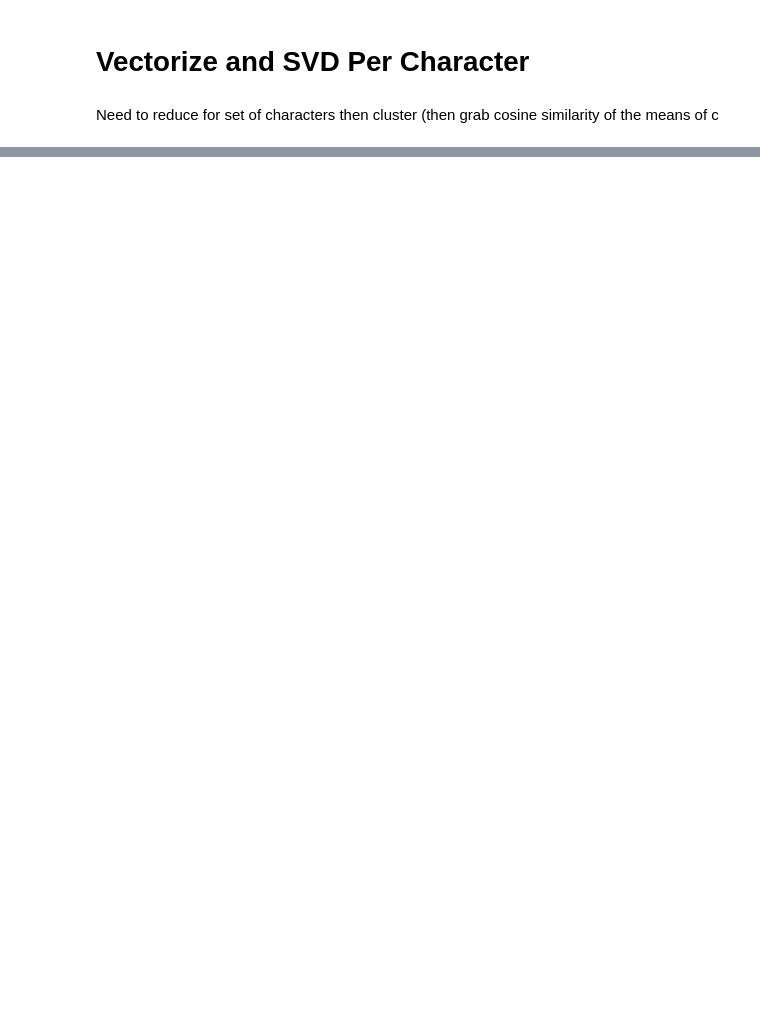
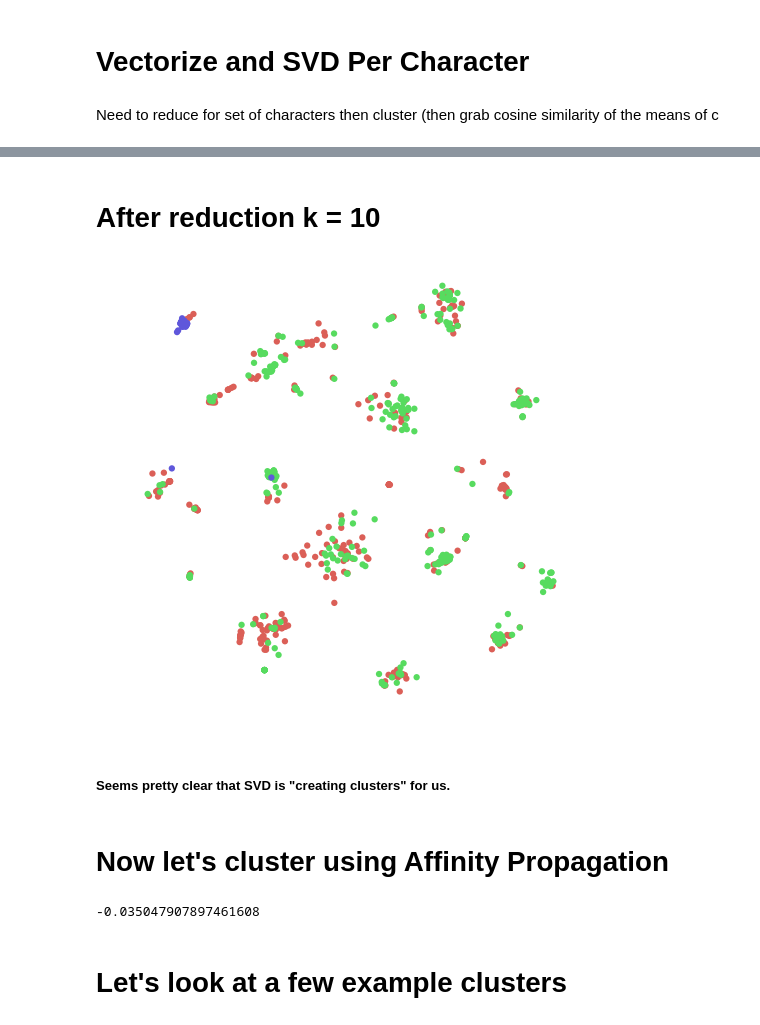
Before and after one commit to Ryanglambert/project_fletcher, a Jupyter notebook: Web_scraping_IMSDb.ipynb, the cells around one changed output, grey strips where cells are left out. Drawn from its saved outputs; the diff is of its cells as text; code cells hidden in the pictures; blank space fills up the shorter version.

```diff
--- a/Web_scraping_IMSDb.ipynb
+++ b/Web_scraping_IMSDb.ipynb
@@ -258,0 +286,18 @@ agg_cluster.fit(x.toarray())
+# %% [markdown]
+# After reduction k = 10
+# %%
+T,sigma,D_trans = SVDS(x, k=10)
+D = D_trans.T
+
+precomputed_D = pairwise_distances(D, metric='cosine') + .0001
+scripts_proj = TSNE(random_state=0, n_components=2, metric='precomputed').fit_transform(precomputed_D)
+char_convert_num = dict(enumerate(characters_to_analyze))
+char_convert_num = {v: k for k, v in char_convert_num.items()}
+y = np.array(map(lambda x: char_convert_num[x], char_tags))
+scatter(scripts_proj, y);
+# %% [output]
+[figure, added]
+# %% [markdown]
+##### Seems pretty clear that SVD is "creating clusters" for us.
+# %% [markdown]
+# Now let's cluster using Affinity Propagation
@@ -258,0 +311,6 @@ agg_cluster.fit(x.toarray())
+# %%
+metrics.silhouette_score(precomputed_D, ac.labels_, metric='precomputed')
+# %% [output]
+-0.035047907897461608
+# %% [markdown]
+# Let's look at a few example clusters
```
Also changed, not shown: parts of 41 cells of this notebook.
